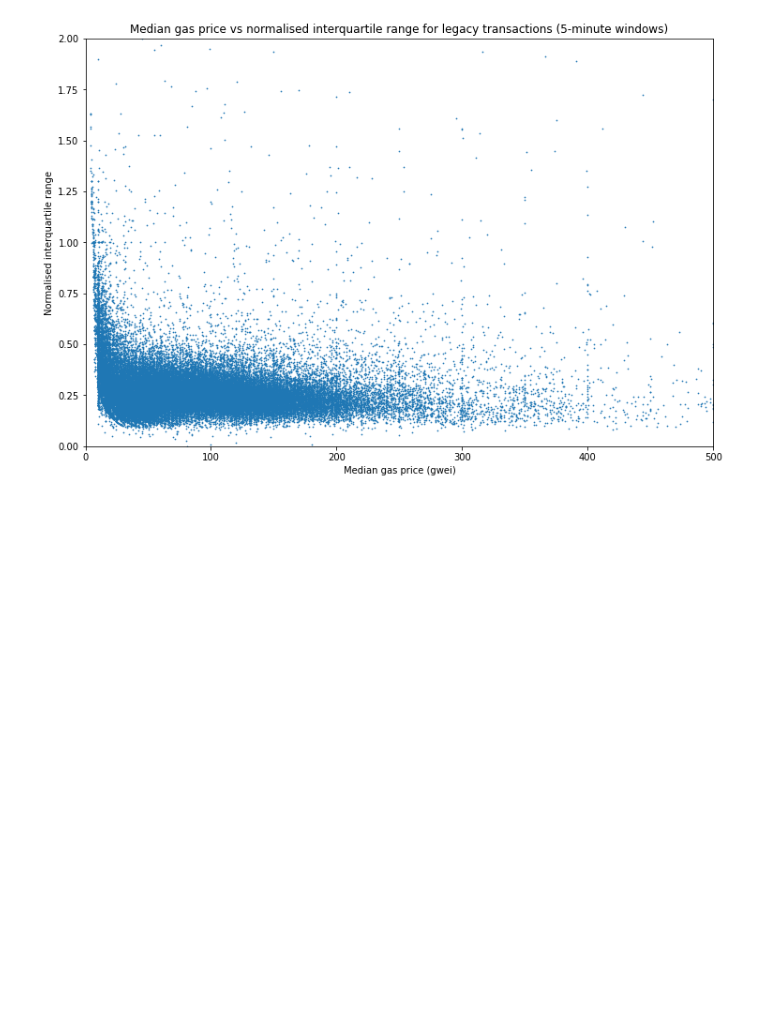
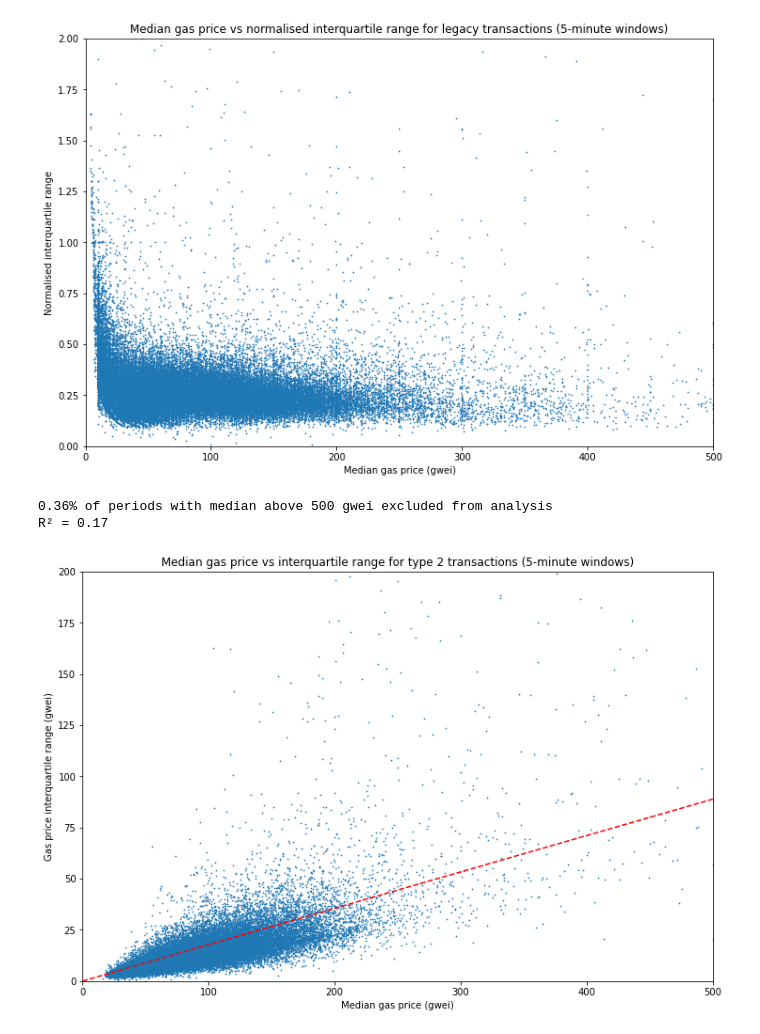
Before and after one commit to pintail-xyz/gas-market, a Jupyter notebook: iqr-vs-median.ipynb, the cells around one changed output. Cells and saved outputs as stored; diff of their text form; code cells hidden in the pictures; blank space fills up the shorter version.

```diff
--- a/iqr-vs-median.ipynb
+++ b/iqr-vs-median.ipynb
@@ -163,3 +164,49 @@ ax.set_xlabel('Median gas price (gwei)')
 ax.set_ylabel('Normalised interquartile range');
 # %% [output]
 [figure]
+# %%
+# plot for type 2 transactions
+
+df_type2 = pd.DataFrame({
+    '1st quartile':series_type2[0],
+    'median':      series_type2[1],
+    '3rd quartile':series_type2[2]
+}, index=dt_index)
+
+df_type2 = df_type2.dropna()
+
+frac_over_500 = len(df_type2[df_type2['median'] > 500e9]) / len(df_type2['median'])
+print(f"{100 * frac_over_500:.2f}% of periods with median above 500 gwei excluded from analysis")
+
+df_type2 = df_type2.drop(df_type2[df_type2['median'] > 500e9].index)
+
+fig, ax = plt.subplots(figsize=(12, 8))
+x = df_type2['median'] / 1e9
+y = (df_type2['3rd quartile'] - df_type2['1st quartile']) / 1e9
+
+ax.scatter(x, y, s=0.5)
+ax.set_xlim(xmin=0, xmax=500)
+ax.set_ylim(ymin=0, ymax=200)
+ax.set_title('Median gas price vs interquartile range for type 2 transactions (5-minute windows)')
+ax.set_xlabel('Median gas price (gwei)')
+ax.set_ylabel('Gas price interquartile range (gwei)')
+
+# get line of best fit
+
+def func(x, a):
+    return a * x
+
+popt, pcov = curve_fit(func, x, y)
+ax.plot([0, max(x)], func([0,max(x)], popt),"r--")
+
+# calculate R^2 value
+
+ss_res = sum([r**2 for r in y - func(x, *popt)])
+ybar = sum(y) / len(y)
+ss_tot = sum([(yi - ybar)**2 for yi in y])
+r_squared = 1 - (ss_res / ss_tot)
+print(f"R\u00b2 = {r_squared:.2f}")
+# %% [output]
+0.36% of periods with median above 500 gwei excluded from analysis
+R² = 0.17
+[figure, added]
```
Also changed, not shown: parts of 3 cells of this notebook.
